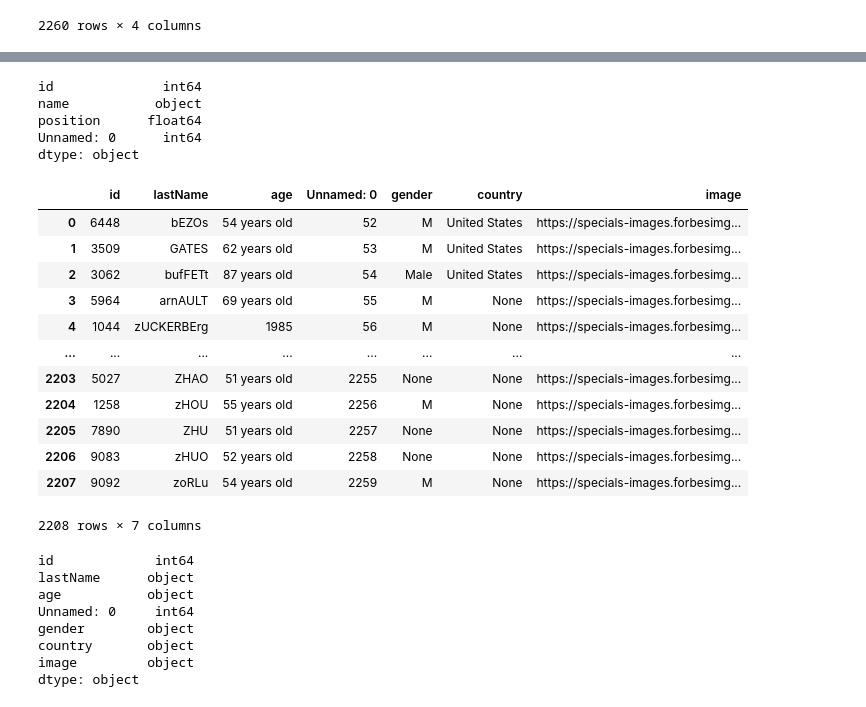
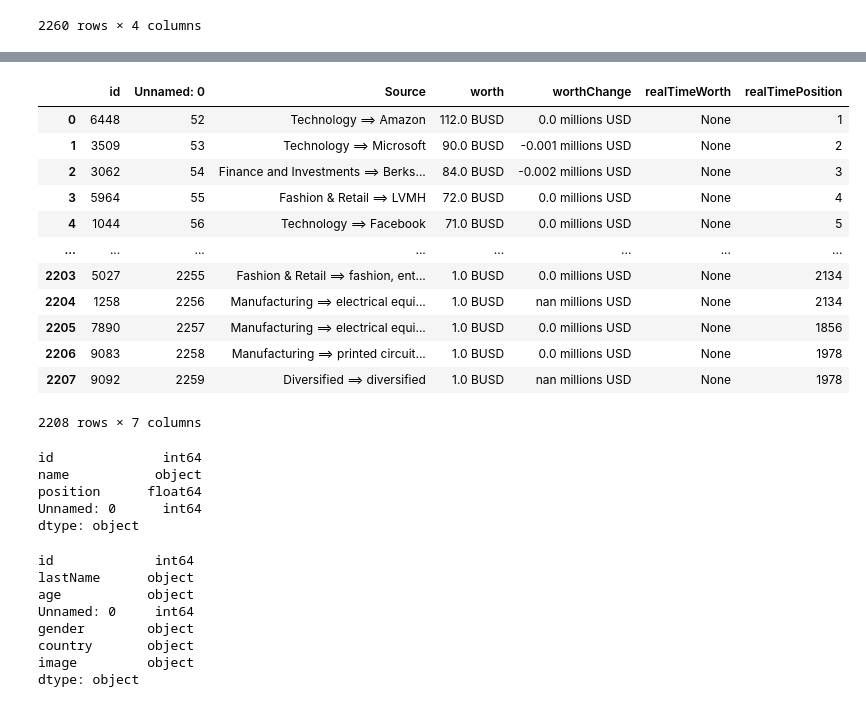
Before and after one commit to herreradelduque/Ironhack-Module-1-Project---Pandas-Pipelines, a Jupyter notebook: notebooks/notebook1.ipynb, the cells around one changed output, grey strips where cells are left out. Cells and saved outputs as stored; diff of their text form; code cells hidden in the pictures.

```diff
--- a/notebooks/notebook1.ipynb
+++ b/notebooks/notebook1.ipynb
@@ -4,5 +6,6 @@ import numpy as np
 # %%
 from sqlalchemy import create_engine
 # %%
-pd.set_option('display.max_rows', 13)
-pd.set_option('display.max_columns', 13)
+pd.set_option('display.max_rows', 100)
+# %%
+pd.set_option('display.max_columns', 10)
@@ -36,3 +58,20 @@ rank_info
+# %%
+business_info = pd.read_sql_query("SELECT * FROM business_info", engine)
+display(business_info)
+# %% [output]
+|  | id | Unnamed: 0 | Source | worth | worthChange | realTimeWorth | realTimePosition |
+| 0 | 6448 | 52 | Technology ==> Amazon | 112.0 BUSD | 0.0 millions USD | None | 1 |
+| 1 | 3509 | 53 | Technology ==> Microsoft | 90.0 BUSD | -0.001 millions USD | None | 2 |
+| 2 | 3062 | 54 | Finance and Investments ==> Berks... | 84.0 BUSD | -0.002 millions USD | None | 3 |
+| 3 | 5964 | 55 | Fashion & Retail ==> LVMH | 72.0 BUSD | 0.0 millions USD | None | 4 |
+| 4 | 1044 | 56 | Technology ==> Facebook | 71.0 BUSD | 0.0 millions USD | None | 5 |
+| ... | ... | ... | ... | ... | ... | ... | ... |
+| 2203 | 5027 | 2255 | Fashion & Retail ==> fashion, ent... | 1.0 BUSD | 0.0 millions USD | None | 2134 |
+| 2204 | 1258 | 2256 | Manufacturing ==> electrical equi... | 1.0 BUSD | nan millions USD | None | 2134 |
+| 2205 | 7890 | 2257 | Manufacturing ==> electrical equi... | 1.0 BUSD | 0.0 millions USD | None | 1856 |
+| 2206 | 9083 | 2258 | Manufacturing ==> printed circuit... | 1.0 BUSD | 0.0 millions USD | None | 1978 |
+| 2207 | 9092 | 2259 | Diversified ==> diversified | 1.0 BUSD | nan millions USD | None | 1978 |
+2208 rows × 7 columns
 # %%
 rank_info.dtypes
 # %% [output]
@@ -41,23 +80,6 @@ name           object
 position      float64
 Unnamed: 0      int64
 dtype: object
-# %%
-personal_info = pd.read_sql_query("SELECT * FROM personal_info", engine)
-personal_info
-# %% [output]
-|  | id | lastName | age | Unnamed: 0 | gender | country | image |
-| 0 | 6448 | bEZOs | 54 years old | 52 | M | United States | https://specials-images.forbesimg... |
-| 1 | 3509 | GATES | 62 years old | 53 | M | United States | https://specials-images.forbesimg... |
-| 2 | 3062 | bufFETt | 87 years old | 54 | Male | United States | https://specials-images.forbesimg... |
-| 3 | 5964 | arnAULT | 69 years old | 55 | M | None | https://specials-images.forbesimg... |
-| 4 | 1044 | zUCKERBErg | 1985 | 56 | M | None | https://specials-images.forbesimg... |
-| ... | ... | ... | ... | ... | ... | ... | ... |
-| 2203 | 5027 | ZHAO | 51 years old | 2255 | None | None | https://specials-images.forbesimg... |
-| 2204 | 1258 | zHOU | 55 years old | 2256 | M | None | https://specials-images.forbesimg... |
-| 2205 | 7890 | ZHU | 51 years old | 2257 | None | None | https://specials-images.forbesimg... |
-| 2206 | 9083 | zHUO | 52 years old | 2258 | None | None | https://specials-images.forbesimg... |
-| 2207 | 9092 | zoRLu | 54 years old | 2259 | M | None | https://specials-images.forbesimg... |
-2208 rows × 7 columns
 # %%
 personal_info.dtypes
 # %% [output]
```
Also changed, not shown: parts of 42 cells of this notebook.
